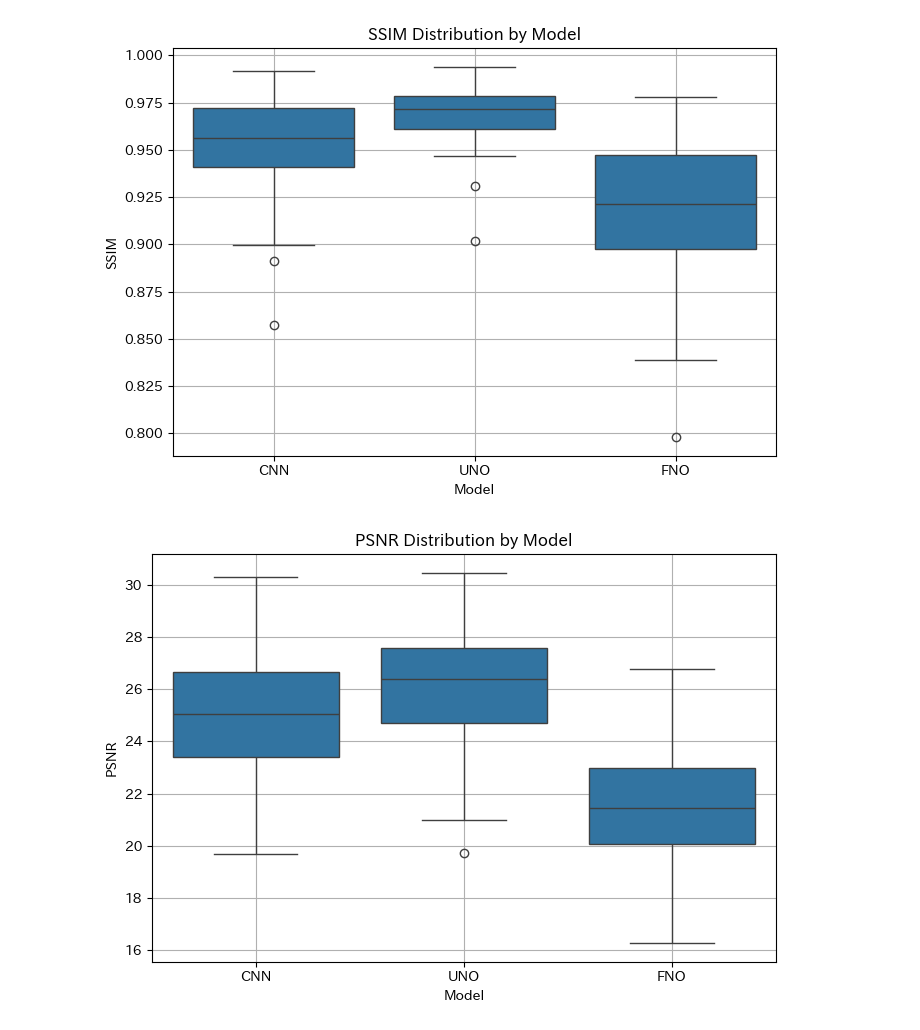
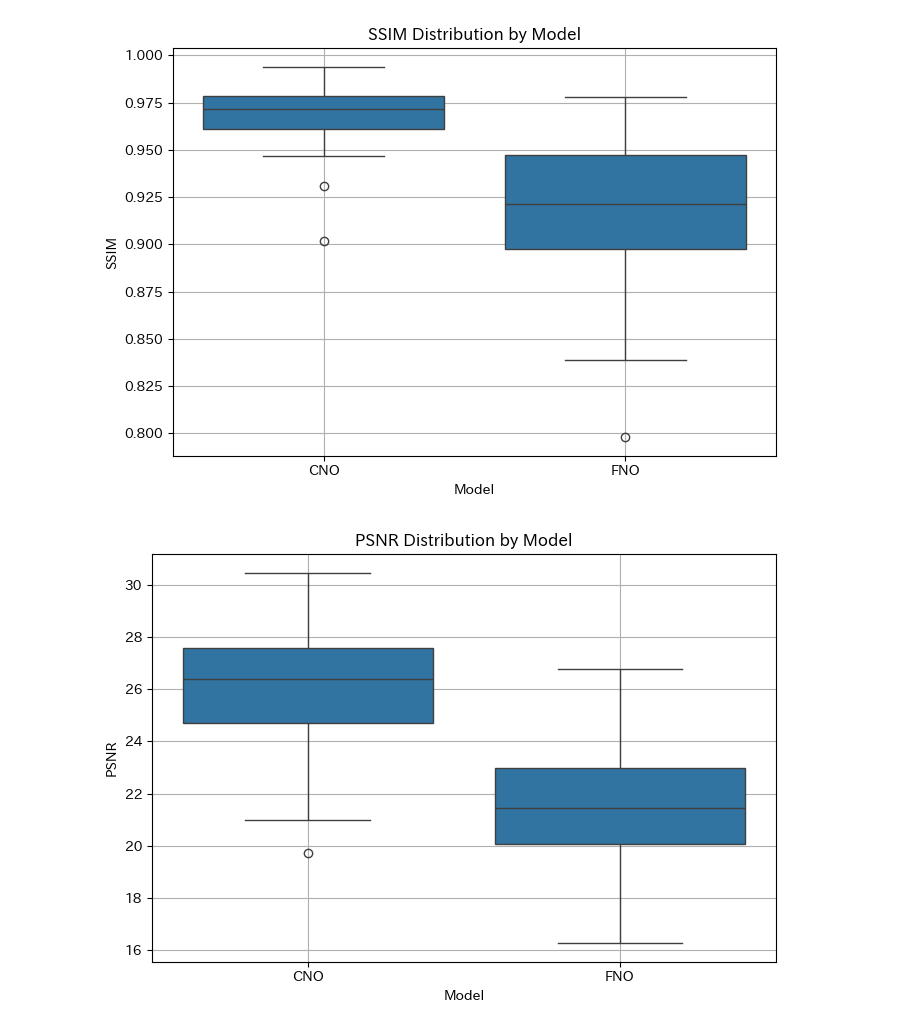
Before and after one commit to natsuki0720/neural_operator_comparison, a Jupyter notebook: notebooks/darcy_compare.ipynb, the cells around one changed output. Cells and saved outputs as stored; diff of their text form; code cells hidden in the pictures.

```diff
--- a/notebooks/darcy_compare.ipynb
+++ b/notebooks/darcy_compare.ipynb
@@ -65,20 +59,12 @@ warmup = 10
 repeat = 1000
 
 with torch.no_grad():
-    # CNN
 
-    pred_cnn = cnn(x_test).cpu().numpy()
-    inference_times["CNN"] = measure_inference_time(cnn, x_test,warmup=warmup,repeat=repeat)
-    metrics["CNN"] = evaluate(pred_cnn, y_test.cpu().numpy())
-    print(f"Number of parameters in CNN: {count_params(cnn)}")
-
-
-
-    # UNO
-    pred_uno = uno(x_test).cpu().numpy()
-    inference_times["UNO"] = measure_inference_time(uno, x_test,warmup=warmup,repeat=repeat)
-    metrics["UNO"] = evaluate(pred_uno, y_test.cpu().numpy())
-    print(f"Number of parameters in UNO: {count_params(uno)}")
+    # CNO
+    pred_cno = cno(x_test).cpu().numpy()
+    inference_times["CNO"] = measure_inference_time(cno, x_test,warmup=warmup,repeat=repeat)
+    metrics["CNO"] = evaluate(pred_cno, y_test.cpu().numpy())
+    print(f"Number of parameters in CNO: {count_params(cno)}")
 
 
 
@@ -115,22 +98,19 @@ UNO               3.0251e-03      25.19     0.9792   1.7452e-01
 FNO               1.8002e-01      20.96     0.9432   4.5290e+01
 # %%
 # evaluate per sample
-scores_cnn = evaluate_all(pred_cnn, y_test)
-scores_uno = evaluate_all(pred_uno, y_test)
+# evaluate per sample
+scores_cno = evaluate_all(pred_cno, y_test)
 scores_fno = evaluate_all(pred_fno, y_test)
 
 # --- スコア抽出 ---
-mse_cnn = [s["MSE"] for s in scores_cnn]
-mse_uno = [s["MSE"] for s in scores_uno]
+mse_cno = [s["MSE"] for s in scores_cno]
 mse_fno = [s["MSE"] for s in scores_fno]
-ssim_cnn = [s["SSIM"] for s in scores_cnn]
-ssim_uno = [s["SSIM"] for s in scores_uno]
+ssim_cno = [s["SSIM"] for s in scores_cno]
 ssim_fno = [s["SSIM"] for s in scores_fno]
-psnr_cnn = [s["PSNR"] for s in scores_cnn]
-psnr_uno = [s["PSNR"] for s in scores_uno]
+psnr_cno = [s["PSNR"] for s in scores_cno]
 psnr_fno = [s["PSNR"] for s in scores_fno]
 
-boxplot_metric_comparison({"CNN": mse_cnn, "UNO":mse_uno,"FNO": mse_fno,}, metric_name="MSE")
-boxplot_metric_comparison({"CNN": ssim_cnn, "UNO": ssim_uno,"FNO": ssim_fno, }, metric_name="SSIM")
-boxplot_metric_comparison({"CNN": psnr_cnn, "UNO": psnr_uno,"FNO": psnr_fno,}, metric_name="PSNR")
+boxplot_metric_comparison({"CNO": mse_cno, "FNO": mse_fno}, metric_name="MSE")
+boxplot_metric_comparison({"CNO": ssim_cno, "FNO": ssim_fno}, metric_name="SSIM")
+boxplot_metric_comparison({"CNO": psnr_cno, "FNO": psnr_fno}, metric_name="PSNR")
 # %% [output]
@@ -138,5 +118,5 @@ boxplot_metric_comparison({"CNN": psnr_cnn, "UNO": psnr_uno,"FNO": psnr_fno,}, m
-[figure, old version]
+[figure, new version]
-[figure, old version]
+[figure, new version]
 # %%
 # visualize prediction samples
 gt_images = y_true.squeeze(1)                    # [B, 1, H, W] → [B, H, W]
```
Also changed, not shown: parts of 12 cells of this notebook, 17 other files.
